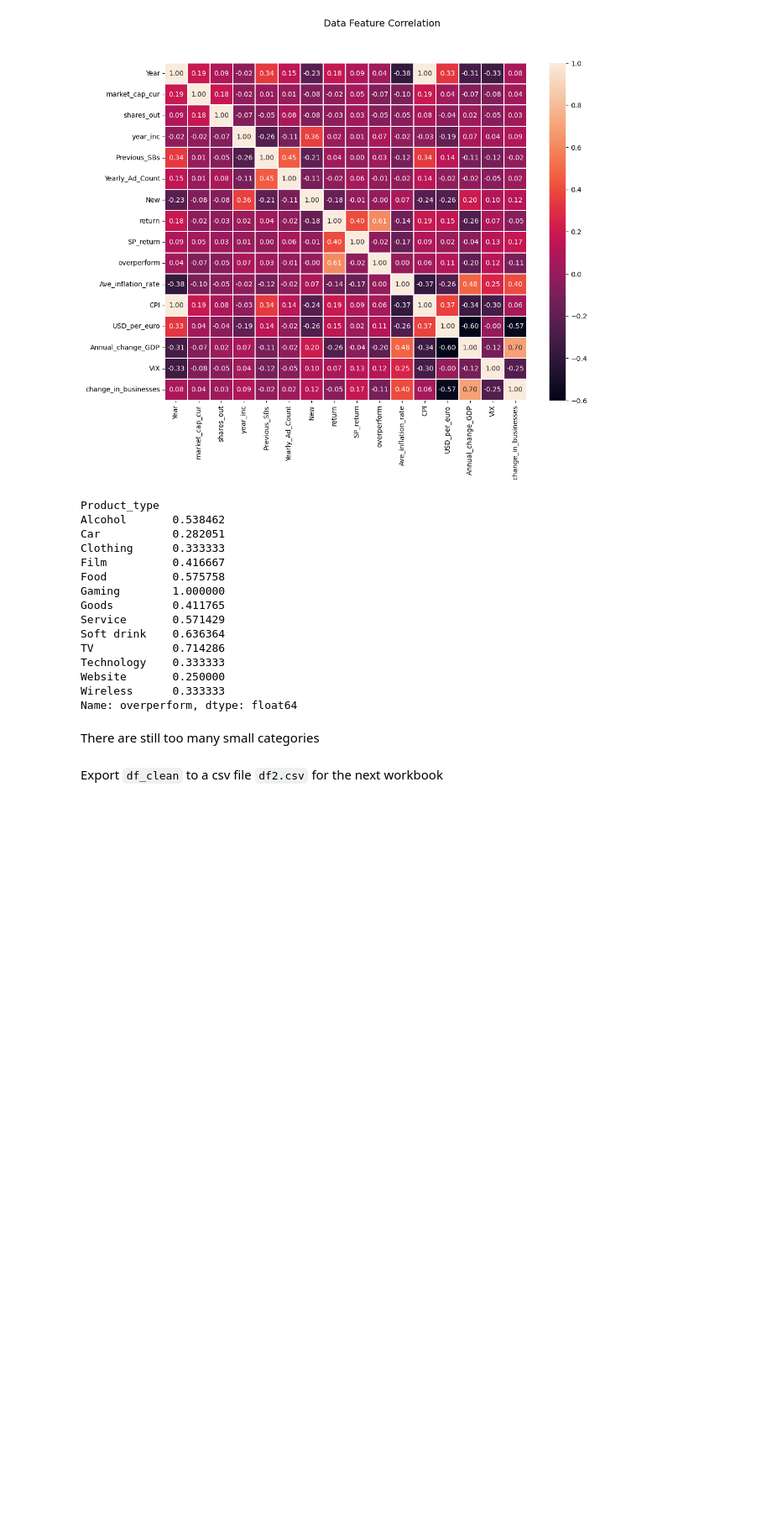
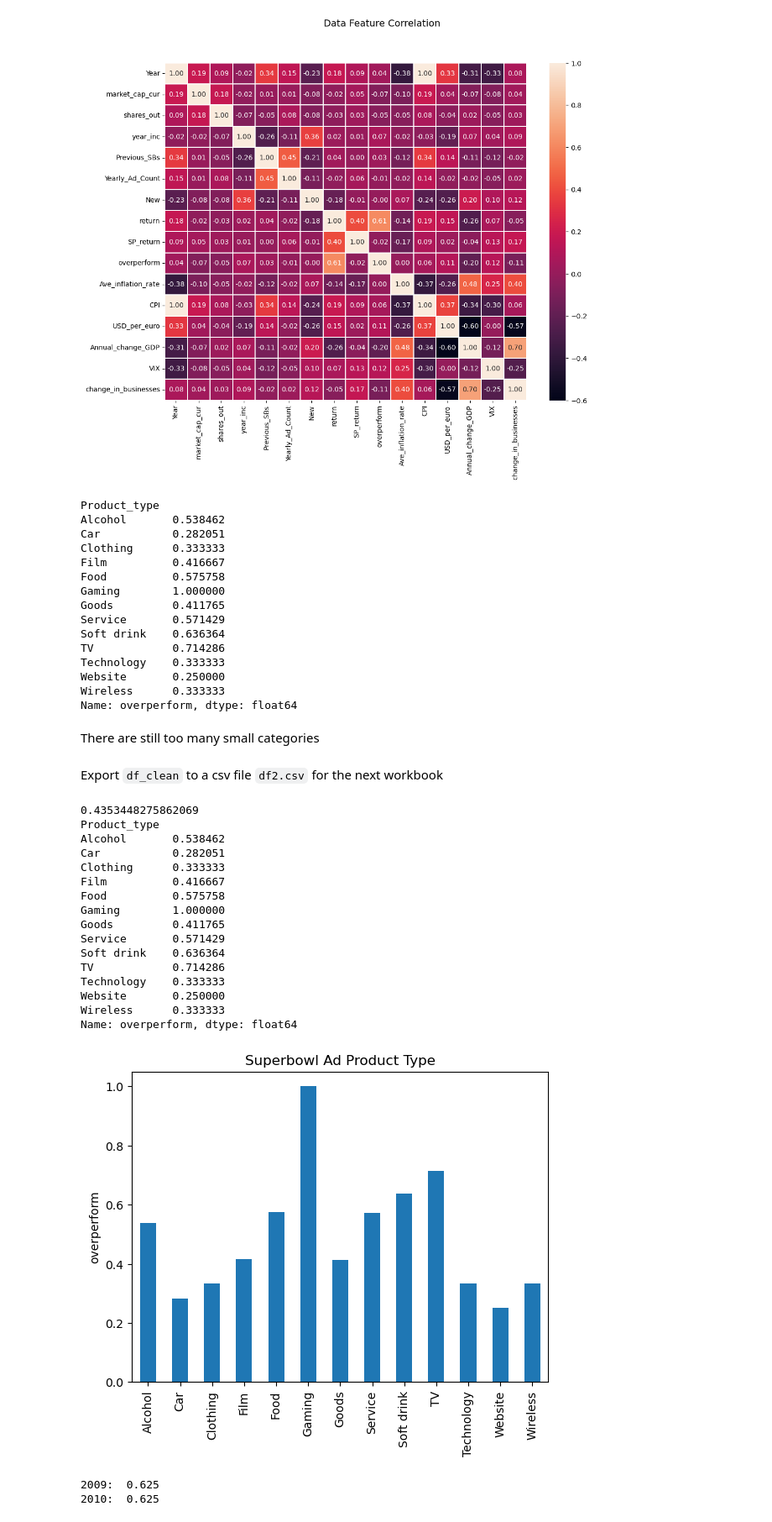
Before and after one commit to mikedshadow/Capstone-2, a Jupyter notebook: Notebooks/Capstone-2-Exploratory-Data-Analysis.ipynb, the cells around one changed output. Shown at 84% size. Saved outputs shown, nothing was run; the diff lists cells and outputs as text; code cells hidden in the pictures; blank space fills up the shorter version.

```diff
--- a/Notebooks/Capstone-2-Exploratory-Data-Analysis.ipynb
+++ b/Notebooks/Capstone-2-Exploratory-Data-Analysis.ipynb
@@ -383,3 +405,38 @@ Export `df_clean` to a csv file `df2.csv` for the next workbook
 # %%
 # Export to csv
 df_clean.to_csv('df2.csv')
+# %%
+print(df_clean['overperform'].mean())
+# Average returns by Product_type
+print(df_clean.groupby('Product_type')['overperform'].mean())
+# Bar graph of return by Product_type
+df_clean.groupby('Product_type')['overperform'].mean().plot(kind="bar")
+plt.xlabel('')
+plt.ylabel('overperform')
+plt.title('Superbowl Ad Product Type')
+plt.xticks(rotation=90)
+plt.show()
+# %% [output]
+0.4353448275862069
+Product_type
+Alcohol       0.538462
+Car           0.282051
+Clothing      0.333333
+Film          0.416667
+Food          0.575758
+Gaming        1.000000
+Goods         0.411765
+Service       0.571429
+Soft drink    0.636364
+TV            0.714286
+Technology    0.333333
+Website       0.250000
+Wireless      0.333333
+Name: overperform, dtype: float64
+[figure, added]
+# %%
+print('2009: ', df_clean[df_clean['Year'] == 2009].overperform.mean())
+print('2010: ', df_clean[df_clean['Year'] == 2010].overperform.mean())
+# %% [output]
+2009:  0.625
+2010:  0.625
```
Also changed, not shown: parts of 5 cells of this notebook, 5 other files.
